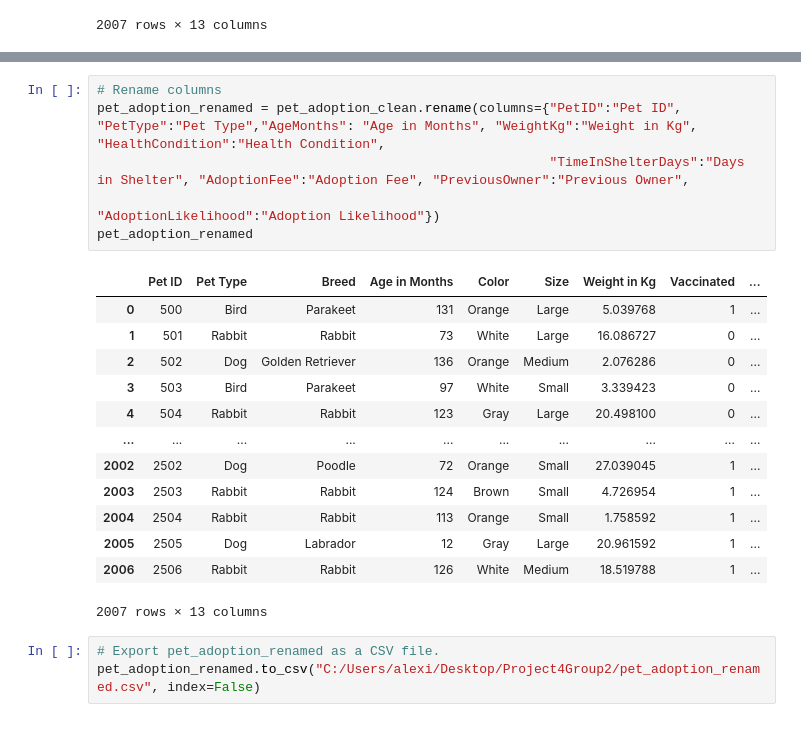
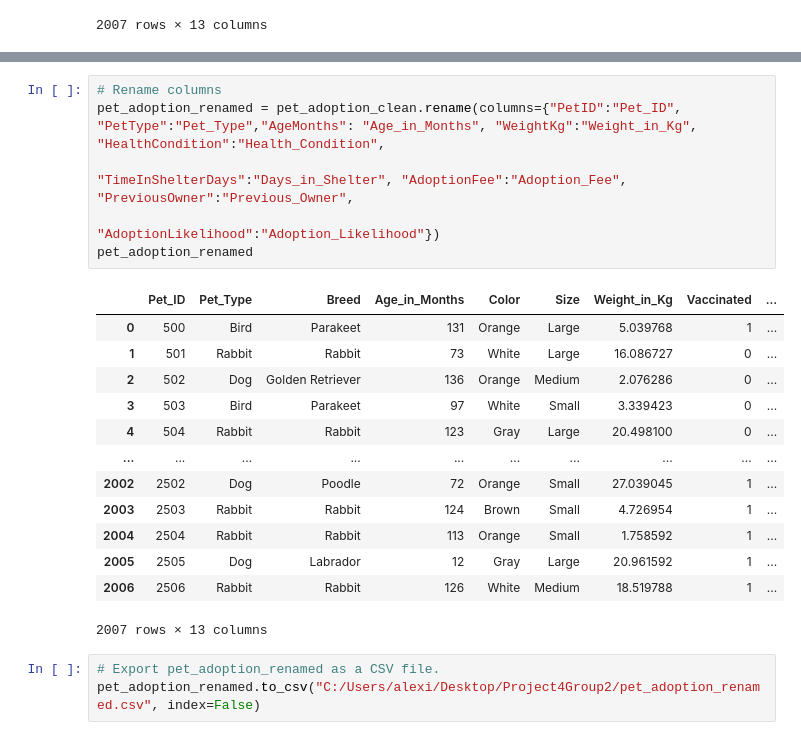
Before and after one commit to alexis4441/Project4Group2, a Jupyter notebook: Project4Group2Clean.ipynb, the cells around one changed output, grey strips where cells are left out. Drawn from its saved outputs; the diff is of its cells as text.

```diff
--- a/Project4Group2Clean.ipynb
+++ b/Project4Group2Clean.ipynb
@@ -82,12 +82,12 @@ pet_adoption_clean.describe()
 | max | 2506.000000 | 179.000000 | 29.995628 | 1.000000 | 1.000000 | 89.000000 | 499.000000 | ... |
 # %%
 # Rename columns
-pet_adoption_renamed = pet_adoption_clean.rename(columns={"PetID":"Pet ID", "PetType":"Pet Type","AgeMonths": "Age in Months", "WeightKg":"Weight in Kg", "HealthCondition":"Health Condition",
-                                                          "TimeInShelterDays":"Days in Shelter", "AdoptionFee":"Adoption Fee", "PreviousOwner":"Previous Owner",
-                                                          "AdoptionLikelihood":"Adoption Likelihood"})
+pet_adoption_renamed = pet_adoption_clean.rename(columns={"PetID":"Pet_ID", "PetType":"Pet_Type","AgeMonths": "Age_in_Months", "WeightKg":"Weight_in_Kg", "HealthCondition":"Health_Condition",
+                                                          "TimeInShelterDays":"Days_in_Shelter", "AdoptionFee":"Adoption_Fee", "PreviousOwner":"Previous_Owner",
+                                                          "AdoptionLikelihood":"Adoption_Likelihood"})
 pet_adoption_renamed
 # %% [output]
-|  | Pet ID | Pet Type | Breed | Age in Months | Color | Size | Weight in Kg | Vaccinated | ... |
+|  | Pet_ID | Pet_Type | Breed | Age_in_Months | Color | Size | Weight_in_Kg | Vaccinated | ... |
 | 0 | 500 | Bird | Parakeet | 131 | Orange | Large | 5.039768 | 1 | ... |
 | 1 | 501 | Rabbit | Rabbit | 73 | White | Large | 16.086727 | 0 | ... |
 | 2 | 502 | Dog | Golden Retriever | 136 | Orange | Medium | 2.076286 | 0 | ... |
```
Also changed, not shown: parts of 3 cells of this notebook.
